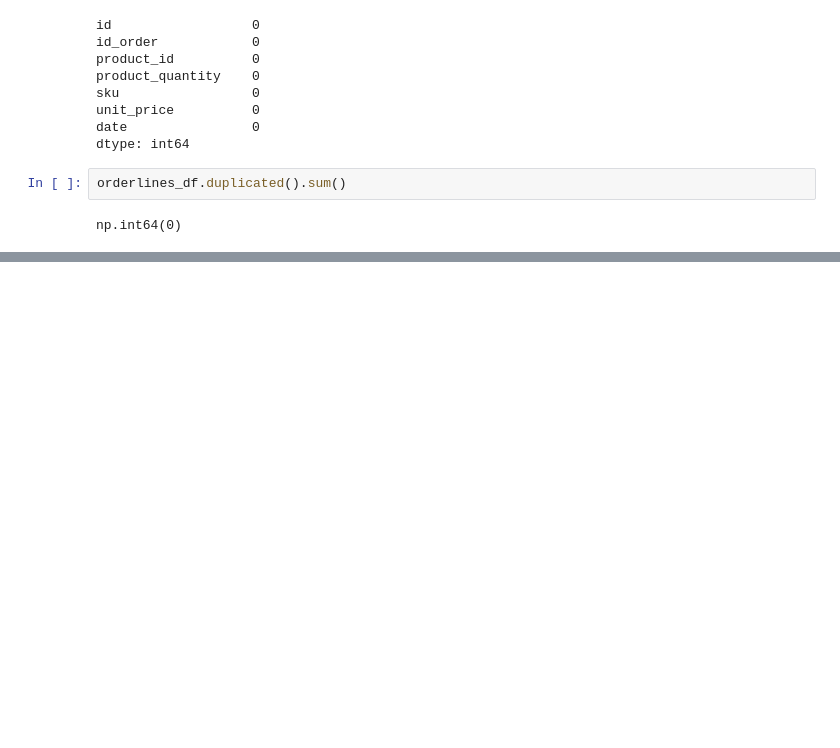
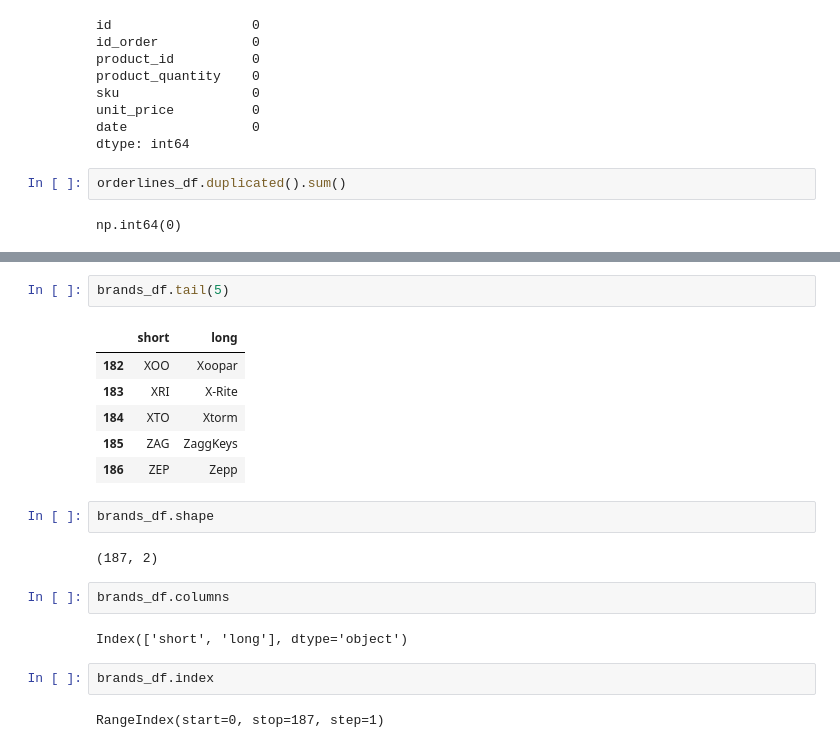
Before and after one commit to yazdan0101/ENIAC-discounts-strategy, a Jupyter notebook: notebooks/analysis.ipynb, the cells around one changed output, grey strips where cells are left out. Cells and saved outputs as stored; diff of their text form; blank space fills up the shorter version.

```diff
--- a/notebooks/analysis.ipynb
+++ b/notebooks/analysis.ipynb
@@ -243,0 +276,21 @@ np.int64(0)
+# %%
+brands_df.tail(5)
+# %% [output]
+|  | short | long |
+| 182 | XOO | Xoopar |
+| 183 | XRI | X-Rite |
+| 184 | XTO | Xtorm |
+| 185 | ZAG | ZaggKeys |
+| 186 | ZEP | Zepp |
+# %%
+brands_df.shape
+# %% [output]
+(187, 2)
+# %%
+brands_df.columns
+# %% [output]
+Index(['short', 'long'], dtype='object')
+# %%
+brands_df.index
+# %% [output]
+RangeIndex(start=0, stop=187, step=1)
```
Also changed, not shown: parts of 8 cells of this notebook.
